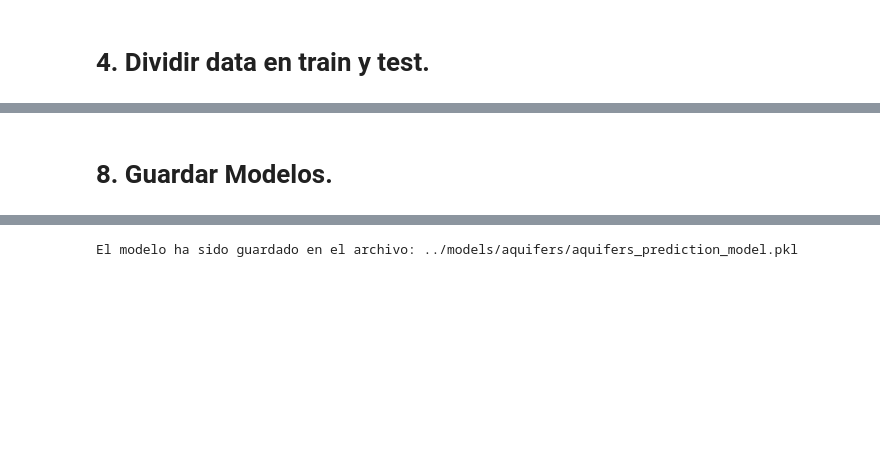
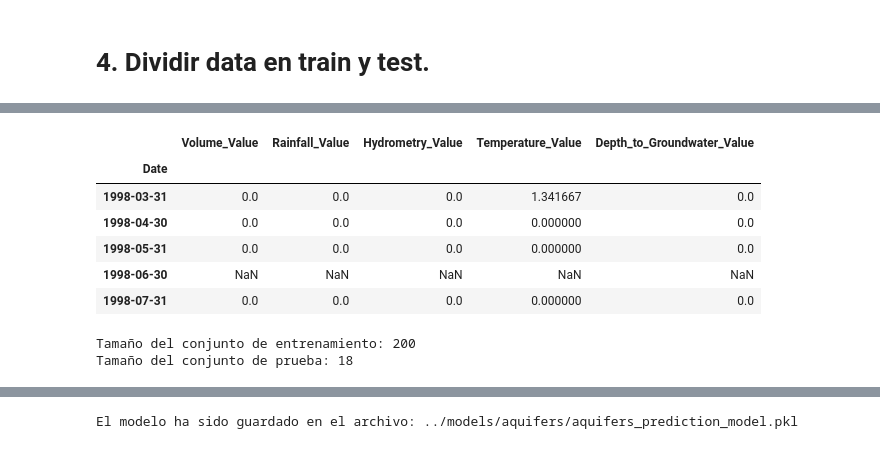
Before and after one commit to Bere333/Smart-Water-Analytics-BBRH, a Jupyter notebook: src/02_modeling_and_evaluation_aquifers.ipynb, the cells around one changed output, grey strips where cells are left out. Saved outputs shown, nothing was run; the diff lists cells and outputs as text; code cells hidden in the pictures; blank space fills up the shorter version.

```diff
--- a/src/02_modeling_and_evaluation_aquifers.ipynb
+++ b/src/02_modeling_and_evaluation_aquifers.ipynb
@@ -611,2 +52,6 @@ plt.show()
-# %% [markdown]
-# 8. Guardar Modelos.
+# %%
+df_a["Date"] = pd.to_datetime(df_a["Date"])
+# %%
+df_a.set_index("Date", inplace=True)
+# %%
+df_a.sort_index(inplace=True)
@@ -612,0 +60,10 @@ plt.show()
+# %%
+df_monthly.head()
+# %% [output]
+|  | Volume_Value | Rainfall_Value | Hydrometry_Value | Temperature_Value | Depth_to_Groundwater_Value |
+| Date |  |  |  |  |  |
+| 1998-03-31 | 0.0 | 0.0 | 0.0 | 1.341667 | 0.0 |
+| 1998-04-30 | 0.0 | 0.0 | 0.0 | 0.000000 | 0.0 |
+| 1998-05-31 | 0.0 | 0.0 | 0.0 | 0.000000 | 0.0 |
+| 1998-06-30 | NaN | NaN | NaN | NaN | NaN |
+| 1998-07-31 | 0.0 | 0.0 | 0.0 | 0.000000 | 0.0 |
@@ -612,0 +76,11 @@ plt.show()
+# %%
+# Dividir los datos en entrenamiento y prueba
+n_obs = 50 # Número de observaciones para predecir
+train_df = train_df[:-n_obs]
+test_df = test_df[-n_obs:]
+
+print(f"Tamaño del conjunto de entrenamiento: {len(train_df)}")
+print(f"Tamaño del conjunto de prueba: {len(test_df)}")
+# %% [output]
+Tamaño del conjunto de entrenamiento: 200
+Tamaño del conjunto de prueba: 18
```
Also changed, not shown: parts of 44 cells of this notebook.
